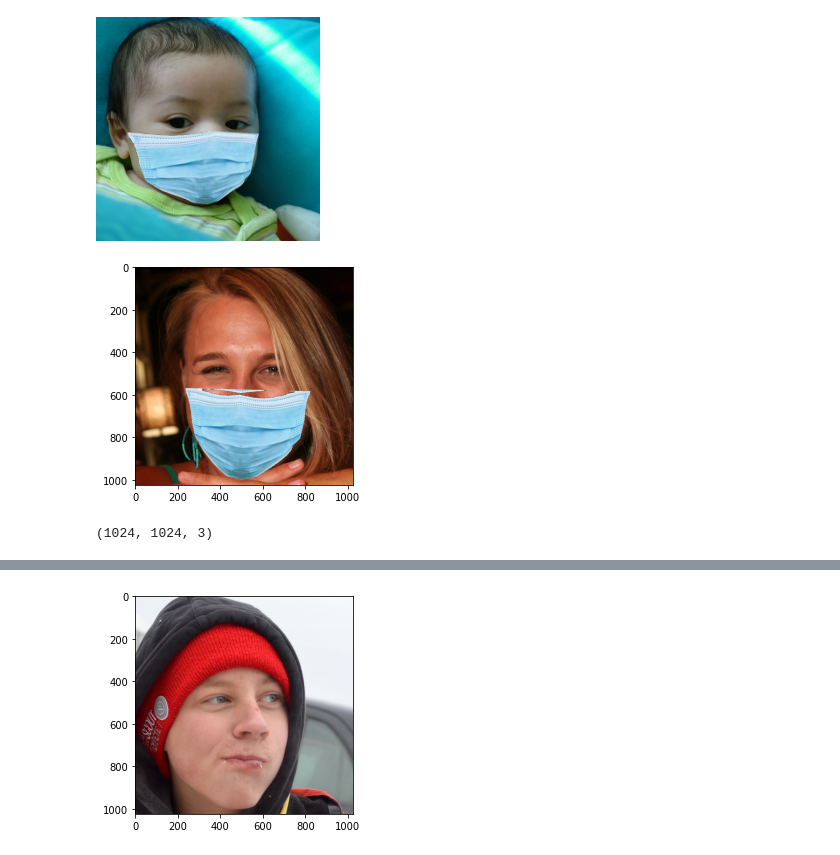
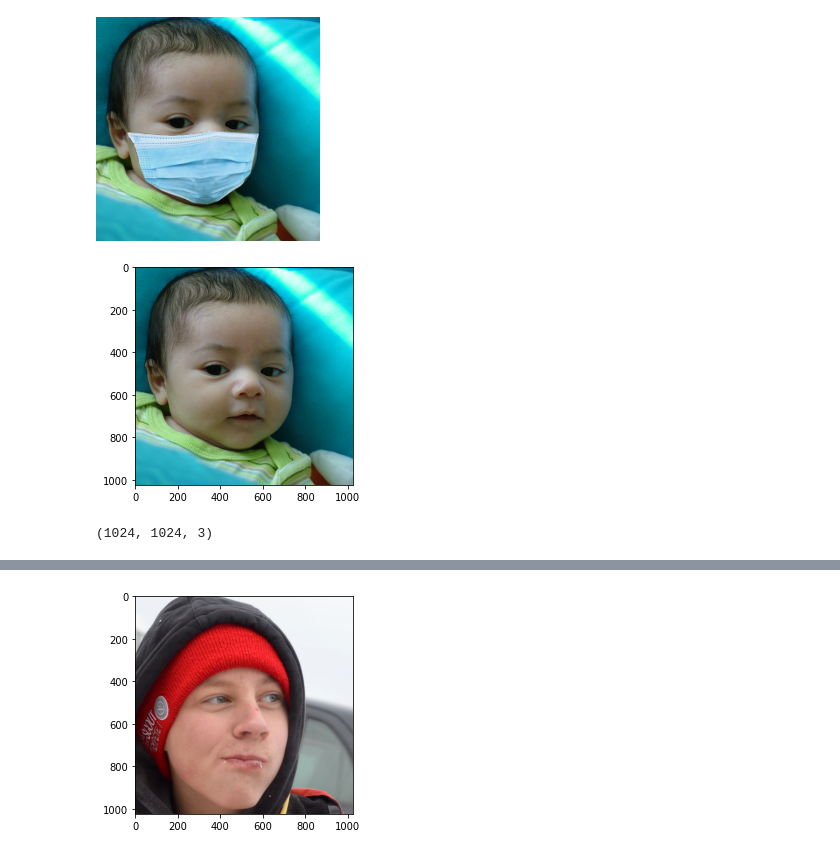
Before and after one commit to nmshafie1993/Face_Mask_Detection, a Jupyter notebook: Face_Mask_Detection_Tensorflow.ipynb, the cells around one changed output, grey strips where cells are left out. Saved outputs shown, nothing was run; the diff lists cells and outputs as text; code cells hidden in the pictures.

```diff
--- a/Face_Mask_Detection_Tensorflow.ipynb
+++ b/Face_Mask_Detection_Tensorflow.ipynb
@@ -17,12 +27,14 @@ Image(filename='/content/Face_Mask_Detection/data/Maks/00000_Mask.jpg', width =
 # %% [output]
 [figure]
 # %%
-img_array = cv2.imread('/content/Face_Mask_Detection/data/Maks/00001_Mask.jpg')
+#displaying the first image from the directory of no masks - displaying with opencv
+img_array = cv2.imread('/content/Face_Mask_Detection/data/No_Masks/00000.png')
 plt.imshow(cv2.cvtColor(img_array, cv2.COLOR_BGR2RGB));
 # %% [output]
-[figure, old version]
+[figure, new version]
-# %%
-img_array.shape
-# %% [output]
-(1024, 1024, 3)
+# %%
+#checking the dimensions
+img_array.shape
+# %% [output]
+(1024, 1024, 3)
 # %%
```
Also changed, not shown: parts of 15 cells of this notebook.
